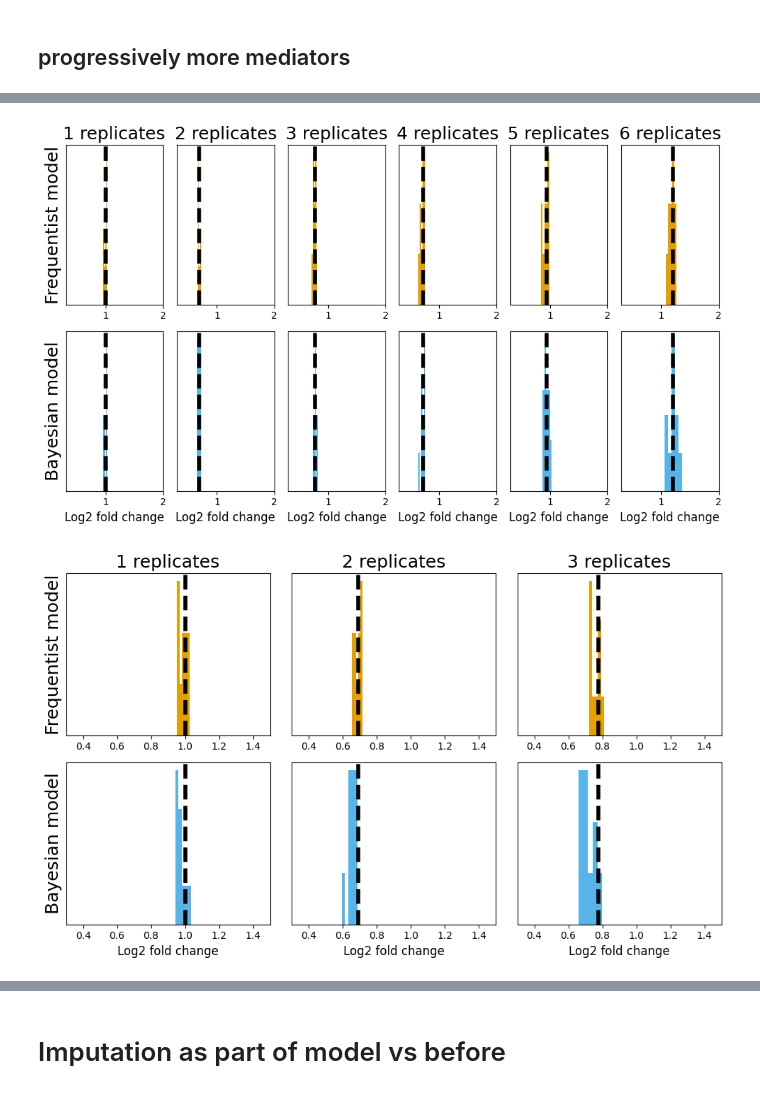
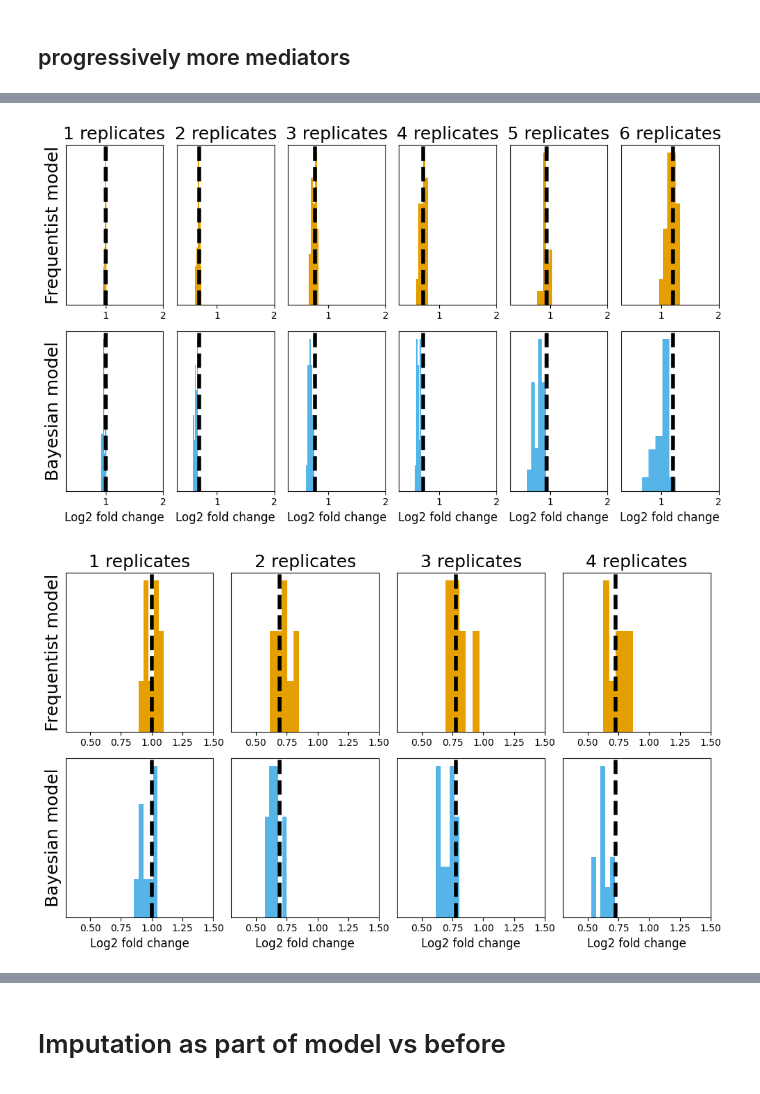
Before and after one commit to devonjkohler/Causomic, a Jupyter notebook: vignettes/methods_paper/TF_simulation.ipynb, the cells around one changed output, grey strips where cells are left out. Drawn from its saved outputs; the diff is of its cells as text; code cells hidden in the pictures.

```diff
--- a/vignettes/methods_paper/TF_simulation.ipynb
+++ b/vignettes/methods_paper/TF_simulation.ipynb
@@ -982,7 +982,6 @@ def comparison(bulk_graph,
         "Ground_truth": [gt_ate],
         "Eliator": [eliator_ate],
         "MScausality": [full_imp_model_ate.item()],
-        "model" : [lvm]
     })
 
     return result_df
@@ -990,26 +989,24 @@ def comparison(bulk_graph,
 from MScausality.simulation.example_graphs import mediator
 
 rez = dict()
-for i in range(1,4):
+for i in range(1,2):
     temp = list()
     med = mediator(n_med=i)
-    for s in range(10):
+    for s in range(20):
 
+        # Mediator loop
         data = simulate_data(
             med["Networkx"],
             coefficients=med["Coefficients"],
-            include_missing=False,
+            mnar_missing_param=[20, .3], # No missingness
             add_feature_var=True,
-            n=1000,
+            n=500,
             seed=s)
-
-        data["Feature_data"]["Obs_Intensity"] = data["Feature_data"]["Intensity"]
 
         summarized_data = dataProcess(
             data["Feature_data"],
             normalization=False,
             feature_selection="All",
-            summarization_method="mean",
             MBimpute=False,
             sim_data=True)
 
@@ -1065,30 +1062,30 @@ plt.setp(ax, xlim=(.3,2), yticks=[])
 # plt.setp(ax, xlim=(-1,2.5))
 plt.tight_layout()
 # %% [output]
-[figure, old version]
+[figure, new version]
 # %%
-fig, ax = plt.subplots(2,3,figsize=(10,6))
+fig, ax = plt.subplots(2,4,figsize=(10,6))
 
-for i in range(3):
+for i in range(4):
 
-    key = ["1", "2", "3"][i]
+    key = ["1", "2", "3", "4"][i]
 
     ax[0, i].axvline(rez[key].loc[0, "Ground_truth"],
                      color="black", linestyle="dashed", lw=4)
     ax[0, i].hist(rez[key]["Eliator"],
                   bins=5, color="#E69F00")
     ax[0, i].set_title(f"{key} replicates", size=18)
     ax[0, 0].set_ylabel("Frequentist model", size=18)
 
     ax[1, i].axvline(rez[key].loc[0, "Ground_truth"],
                      color="black", linestyle="dashed", lw=4)
     ax[1, i].hist(rez[key]["MScausality"],
                   bins=5, color="#56B4E9")
     ax[1, 0].set_ylabel("Bayesian model", size=18)
     ax[1, i].set_xlabel("Log2 fold change", size=12)
 
 plt.setp(ax, xlim=(.3,1.5), yticks=[])
 # plt.setp(ax, xlim=(-1,2.5))
 plt.tight_layout()
 # %% [output]
-[figure, old version]
+[figure, new version]
```
Also changed, not shown: parts of 10 cells of this notebook, 36 other files.
